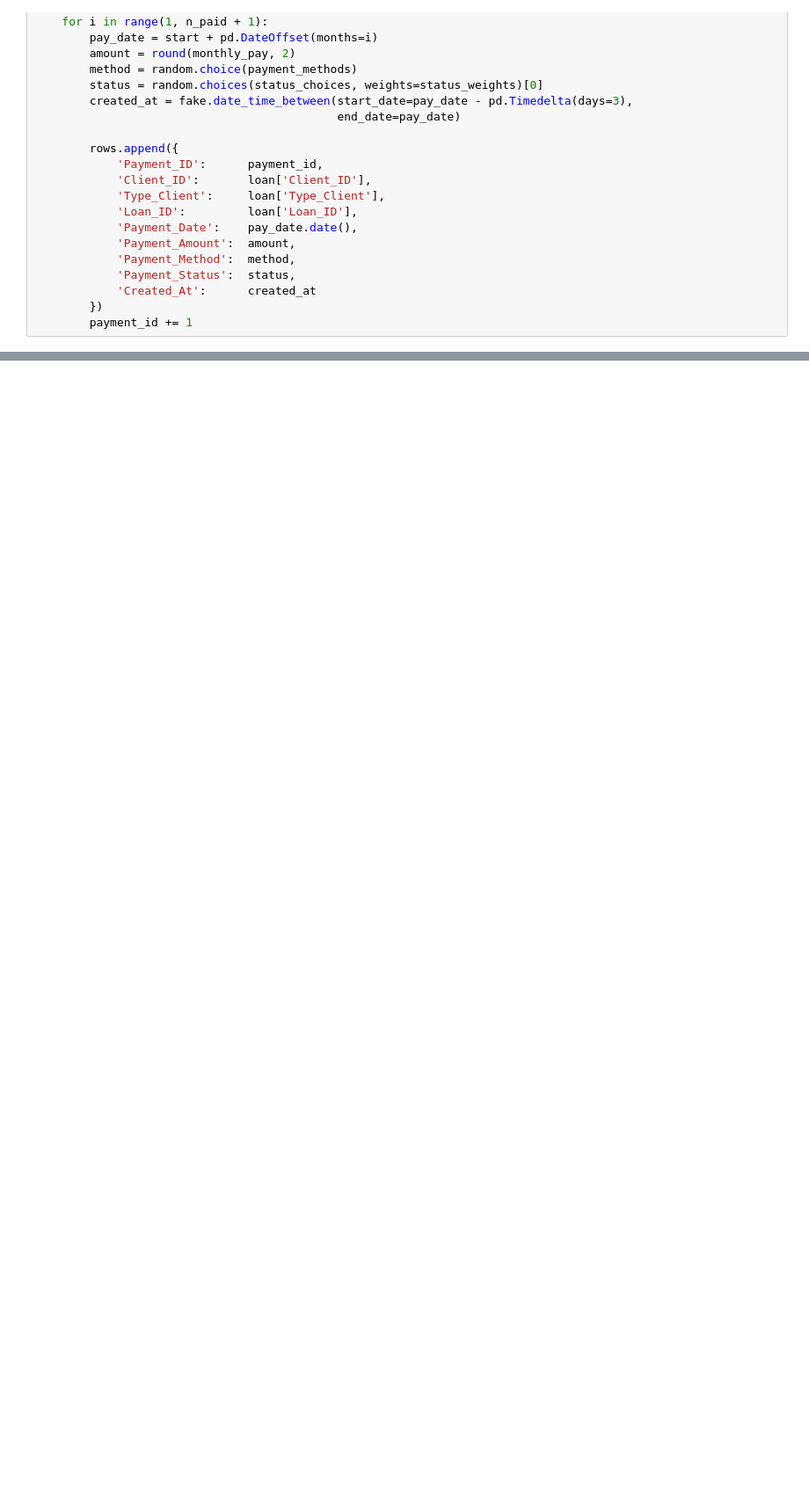
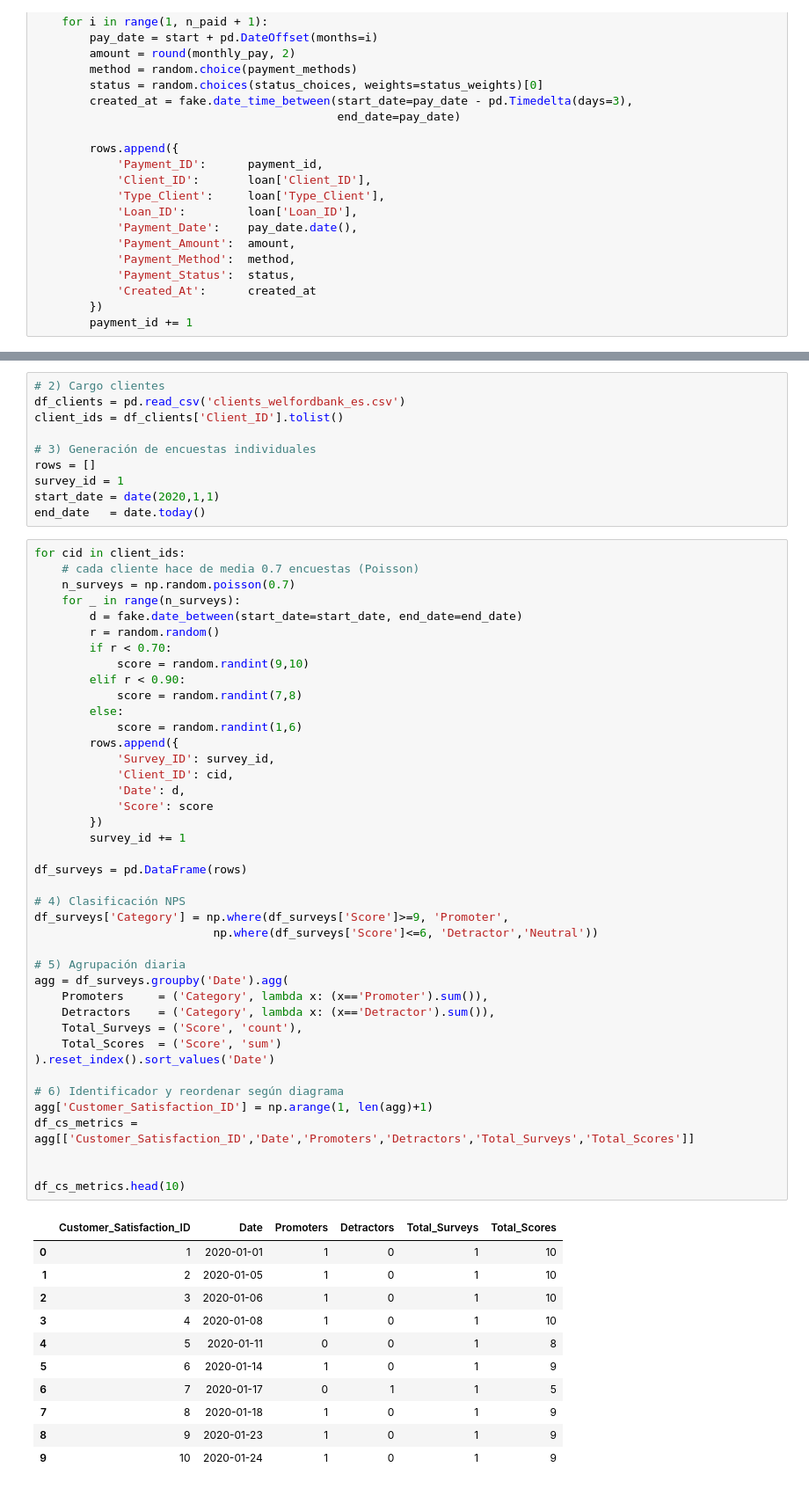
Before and after one commit to FGaliano-23/WELFORD-BANK, a Jupyter notebook: DataEngineer/GenerateData/Tables.ipynb, the cells around one changed output, grey strips where cells are left out. Shown at 88% size. Cells and saved outputs as stored; diff of their text form; blank space fills up the shorter version.

```diff
--- a/DataEngineer/GenerateData/Tables.ipynb
+++ b/DataEngineer/GenerateData/Tables.ipynb
@@ -922,0 +977,63 @@ df_payments.to_csv('loan_payments_welfordbank.csv', index=False)
+# %%
+# 2) Cargo clientes
+df_clients = pd.read_csv('clients_welfordbank_es.csv')
+client_ids = df_clients['Client_ID'].tolist()
+
+# 3) Generación de encuestas individuales
+rows = []
+survey_id = 1
+start_date = date(2020,1,1)
+end_date   = date.today()
+# %%
+for cid in client_ids:
+    # cada cliente hace de media 0.7 encuestas (Poisson)
+    n_surveys = np.random.poisson(0.7)
+    for _ in range(n_surveys):
+        d = fake.date_between(start_date=start_date, end_date=end_date)
+        r = random.random()
+        if r < 0.70:
+            score = random.randint(9,10)
+        elif r < 0.90:
+            score = random.randint(7,8)
+        else:
+            score = random.randint(1,6)
+        rows.append({
+            'Survey_ID': survey_id,
+            'Client_ID': cid,
+            'Date': d,
+            'Score': score
+        })
+        survey_id += 1
+
+df_surveys = pd.DataFrame(rows)
+
+# 4) Clasificación NPS
+df_surveys['Category'] = np.where(df_surveys['Score']>=9, 'Promoter',
+                          np.where(df_surveys['Score']<=6, 'Detractor','Neutral'))
+
+# 5) Agrupación diaria
+agg = df_surveys.groupby('Date').agg(
+    Promoters     = ('Category', lambda x: (x=='Promoter').sum()),
+    Detractors    = ('Category', lambda x: (x=='Detractor').sum()),
+    Total_Surveys = ('Score', 'count'),
+    Total_Scores  = ('Score', 'sum')
+).reset_index().sort_values('Date')
+
+# 6) Identificador y reordenar según diagrama
+agg['Customer_Satisfaction_ID'] = np.arange(1, len(agg)+1)
+df_cs_metrics = agg[['Customer_Satisfaction_ID','Date','Promoters','Detractors','Total_Surveys','Total_Scores']]
+
+
+df_cs_metrics.head(10)
+# %% [output]
+|  | Customer_Satisfaction_ID | Date | Promoters | Detractors | Total_Surveys | Total_Scores |
+| 0 | 1 | 2020-01-01 | 1 | 0 | 1 | 10 |
+| 1 | 2 | 2020-01-05 | 1 | 0 | 1 | 10 |
+| 2 | 3 | 2020-01-06 | 1 | 0 | 1 | 10 |
+| 3 | 4 | 2020-01-08 | 1 | 0 | 1 | 10 |
+| 4 | 5 | 2020-01-11 | 0 | 0 | 1 | 8 |
+| 5 | 6 | 2020-01-14 | 1 | 0 | 1 | 9 |
+| 6 | 7 | 2020-01-17 | 0 | 1 | 1 | 5 |
+| 7 | 8 | 2020-01-18 | 1 | 0 | 1 | 9 |
+| 8 | 9 | 2020-01-23 | 1 | 0 | 1 | 9 |
+| 9 | 10 | 2020-01-24 | 1 | 0 | 1 | 9 |
```
Also changed, not shown: parts of 9 cells of this notebook.
